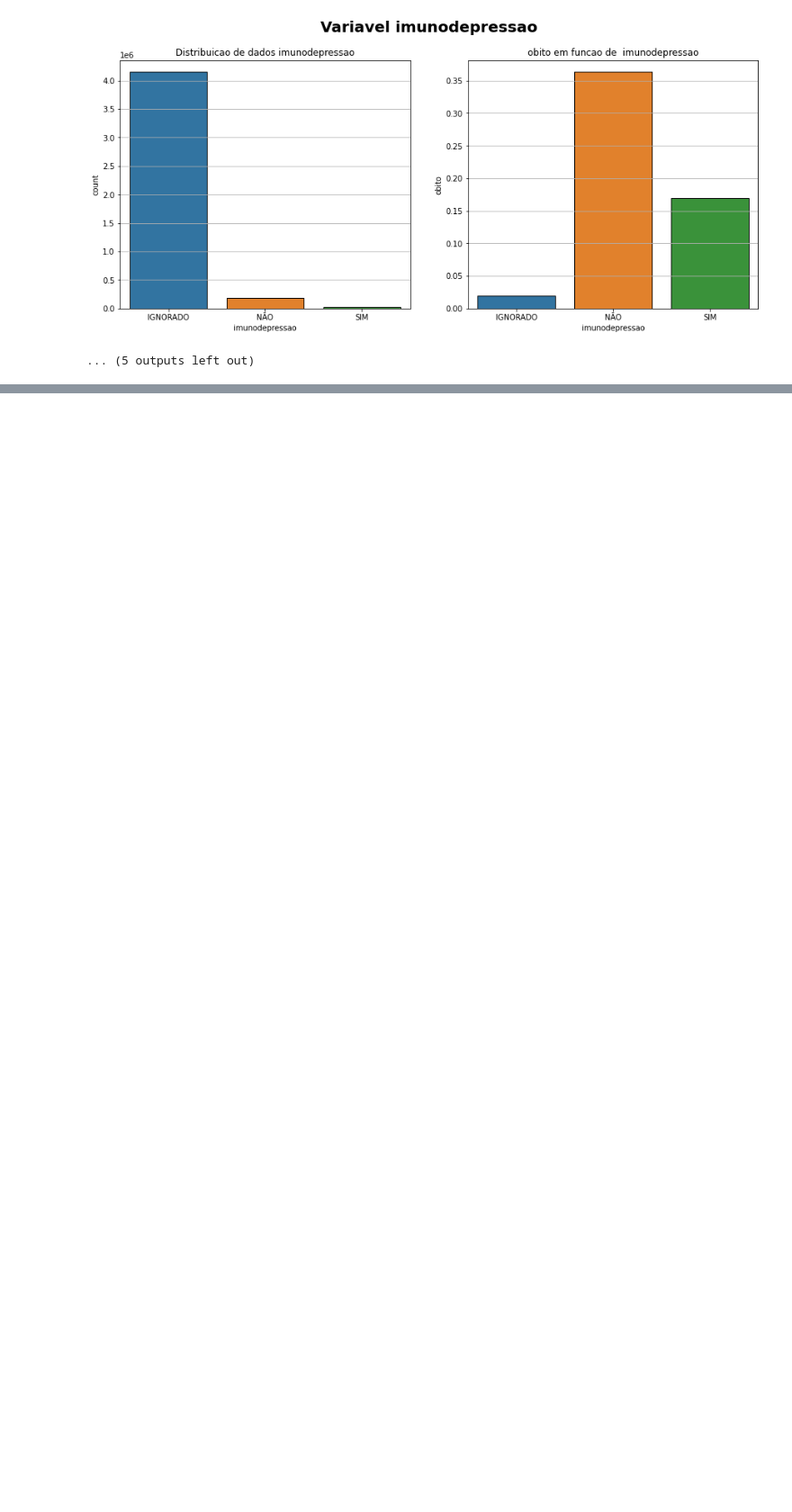
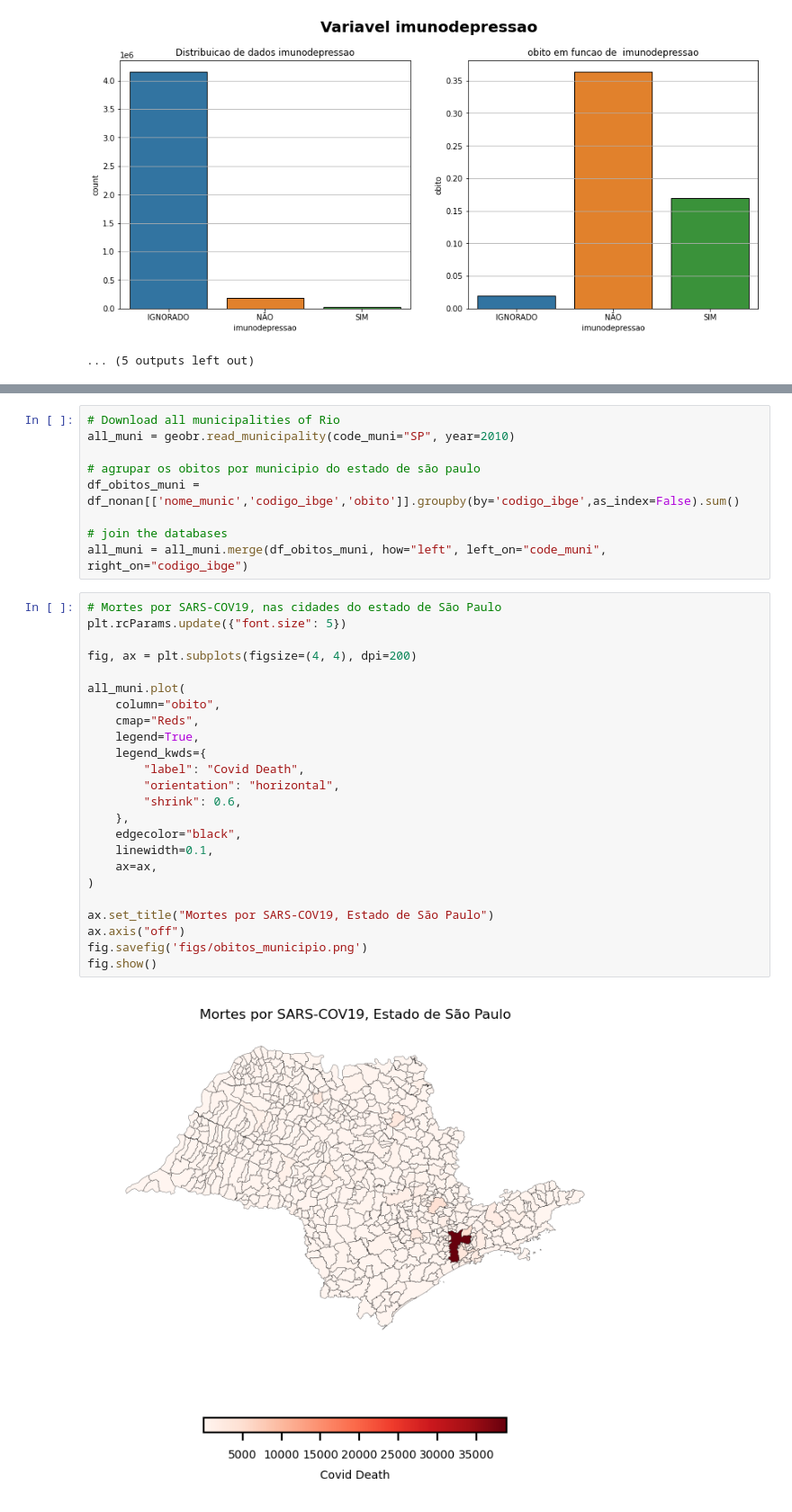
Before and after one commit to 1colete/dh_projeto_integrador, a Jupyter notebook: 1_eda.ipynb, the cells around one changed output, grey strips where cells are left out. Shown: that part at 90% size. Drawn from its saved outputs; the diff is of its cells as text; blank space fills up the shorter version.

Commit message:
adicao grafico de obitos por cidade e otimizacao do código

```diff
--- a/1_eda.ipynb
+++ b/1_eda.ipynb
@@ -91,0 +117,35 @@ EDA_graphs(df_nonan,disc_cols,cont_cols,target)
+# %%
+# Download all municipalities of Rio
+all_muni = geobr.read_municipality(code_muni="SP", year=2010)
+
+# agrupar os obitos por municipio do estado de são paulo
+df_obitos_muni = df_nonan[['nome_munic','codigo_ibge','obito']].groupby(by='codigo_ibge',as_index=False).sum()
+
+# join the databases
+all_muni = all_muni.merge(df_obitos_muni, how="left", left_on="code_muni", right_on="codigo_ibge")
+# %%
+# Mortes por SARS-COV19, nas cidades do estado de São Paulo
+plt.rcParams.update({"font.size": 5})
+
+fig, ax = plt.subplots(figsize=(4, 4), dpi=200)
+
+all_muni.plot(
+    column="obito",
+    cmap="Reds",
+    legend=True,
+    legend_kwds={
+        "label": "Covid Death",
+        "orientation": "horizontal",
+        "shrink": 0.6,
+    },
+    edgecolor="black",
+    linewidth=0.1,
+    ax=ax,
+)
+
+ax.set_title("Mortes por SARS-COV19, Estado de São Paulo")
+ax.axis("off")
+fig.savefig('figs/obitos_municipio.png')
+fig.show()
+# %% [output]
+[figure, added]
```
Also changed, not shown: parts of 9 cells of this notebook, 4 other files.
